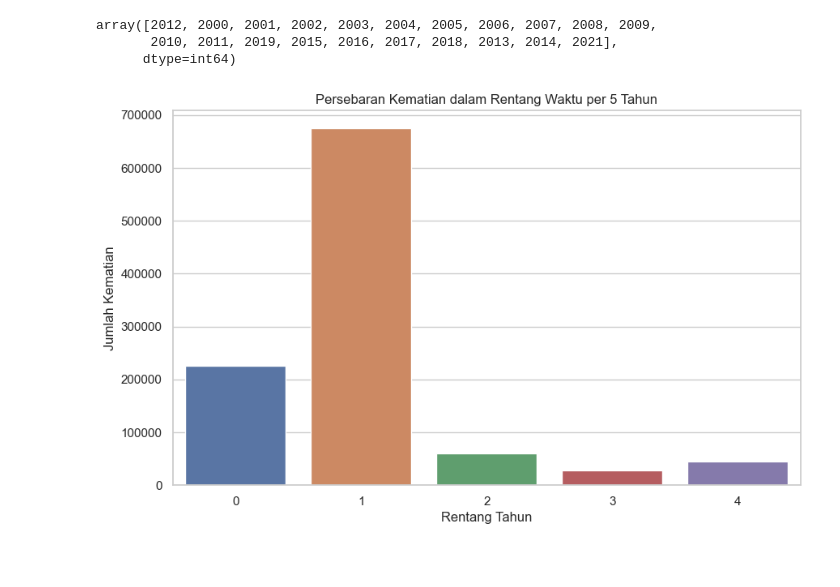
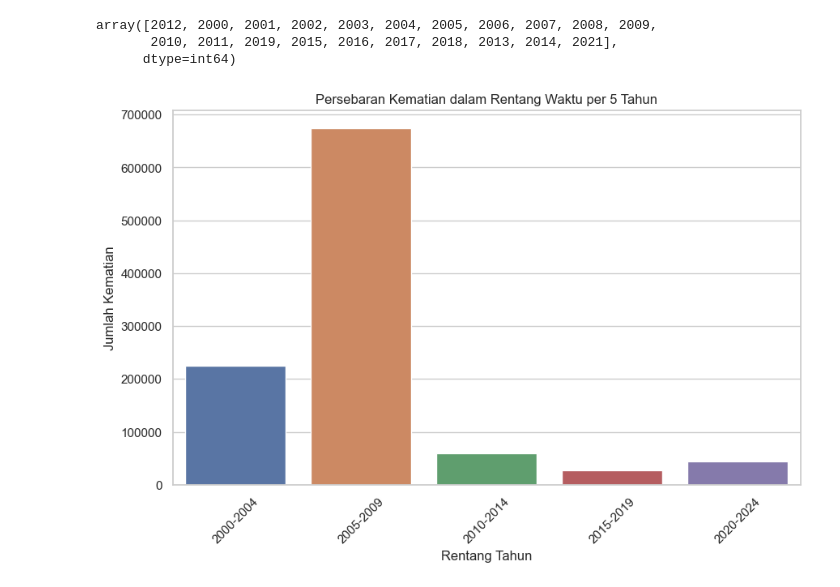
Before and after one commit to whisnumurtyga/sada, a Jupyter notebook: code/cause-of-death/cause-of-death.ipynb, the cells around one changed output. Saved outputs shown, nothing was run; the diff lists cells and outputs as text; code cells hidden in the pictures; blank space fills up the shorter version.

```diff
--- a/code/cause-of-death/cause-of-death.ipynb
+++ b/code/cause-of-death/cause-of-death.ipynb
@@ -664,22 +671,24 @@ array([2012, 2000, 2001, 2002, 2003, 2004, 2005, 2006, 2007, 2008, 2009,
        2010, 2011, 2019, 2015, 2016, 2017, 2018, 2013, 2014, 2021],
       dtype=int64)
 # %%
-# Membuat rentang waktu per 5 tahun
-df['Year Range'] = pd.cut(df['Year'], bins=range(2000, 2026, 5), right=False, labels=False)
+# Calculate the yearly deaths
+yearly_deaths = df.groupby(df['Year'] // 5 * 5)['Total Deaths'].sum()
 
-yearly_deaths = df.groupby('Year Range')['Total Deaths'].sum()
-
-# Mengatur gaya visualisasi Seaborn
+# Set the Seaborn style
 sns.set(style="whitegrid")
 
-# Membuat plot menggunakan Seaborn
+# Create the plot using Seaborn
 plt.figure(figsize=(10, 6))
-sns.barplot(x=yearly_deaths.index, y=yearly_deaths.values)
+ax = sns.barplot(x=yearly_deaths.index, y=yearly_deaths.values)
 plt.xlabel('Rentang Tahun')
 plt.ylabel('Jumlah Kematian')
 plt.title('Persebaran Kematian dalam Rentang Waktu per 5 Tahun')
 
-# Menampilkan plot
+# Manipulate x-axis labels
+x_labels = [f'{year}-{year + 4}' for year in yearly_deaths.index]
+ax.set_xticklabels(x_labels, rotation=45)
+
+# Show the plot
 plt.show()
 # %% [output]
-[figure, old version]
+[figure, new version]
```
Also changed, not shown: parts of 1 cell of this notebook, 4 other files.
